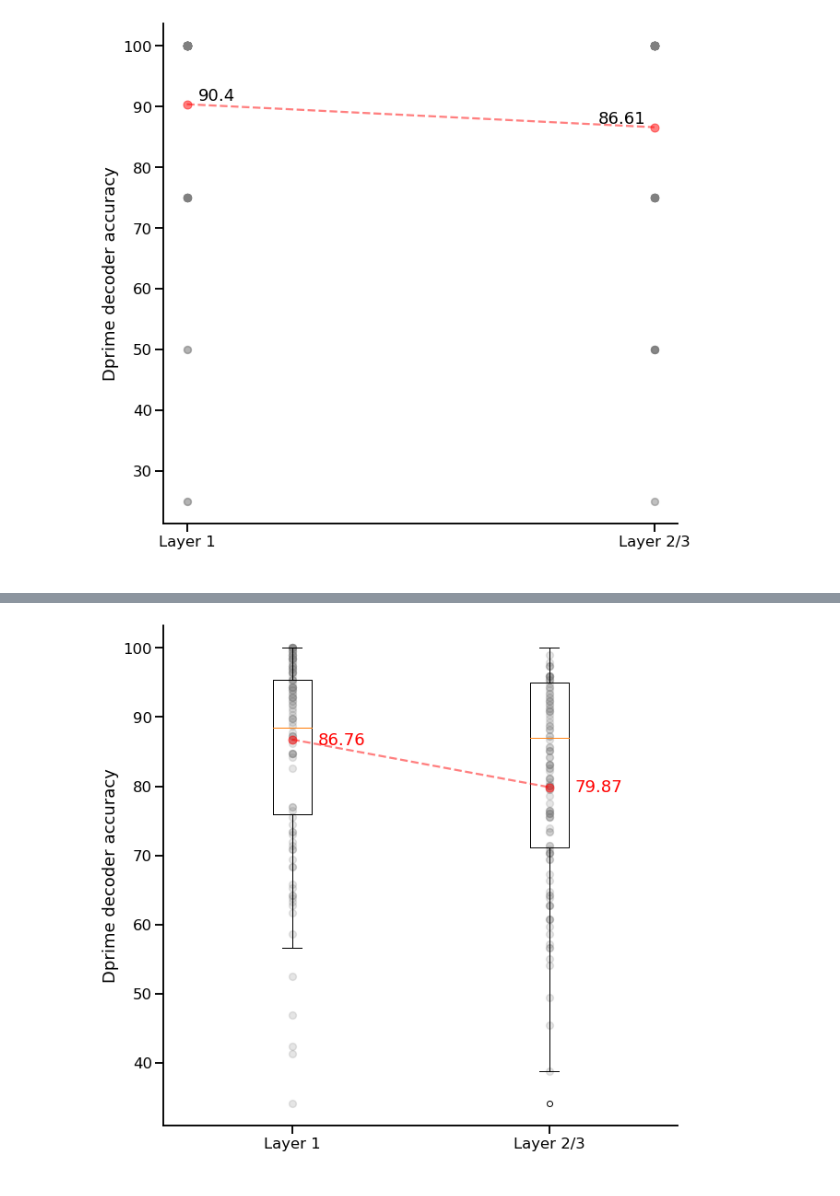
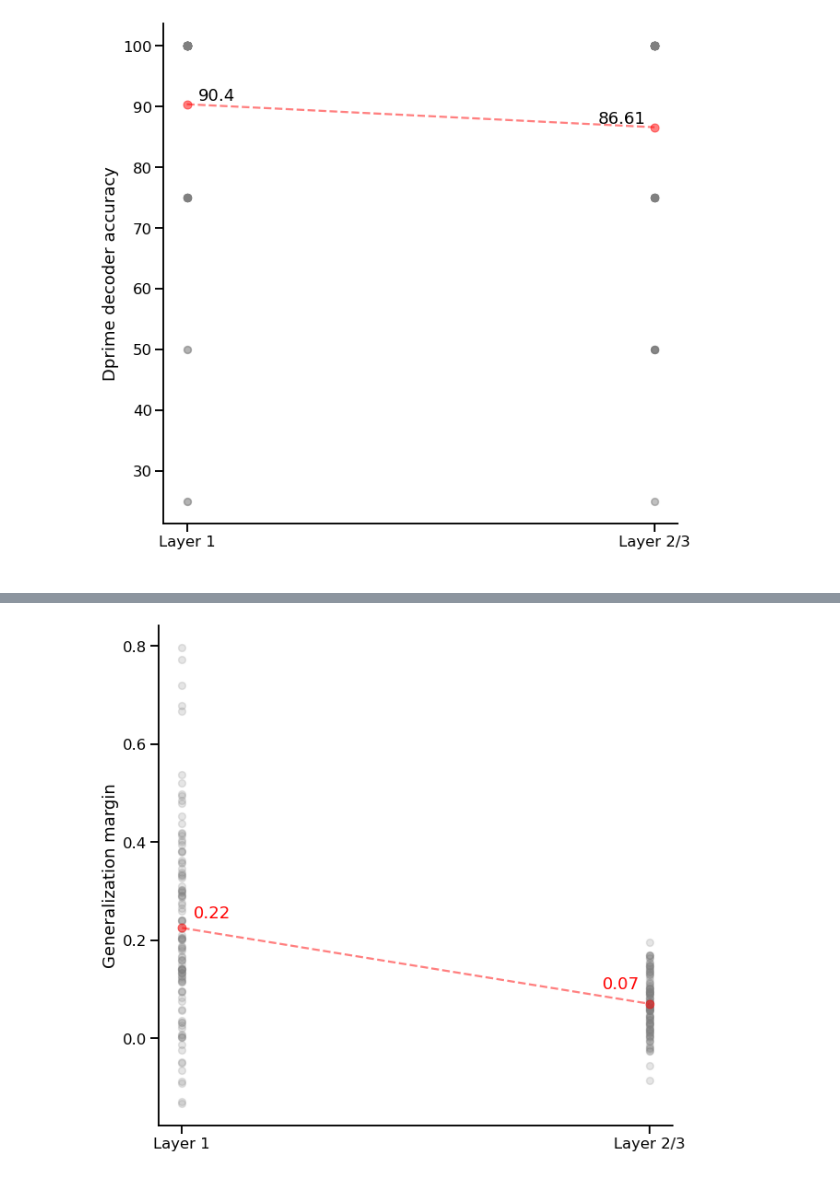
Before and after one commit to NunezKant/Dprime, a Jupyter notebook: PassiveStim/scripts/DarkReared.ipynb, the cells around one changed output, grey strips where cells are left out. Saved outputs shown, nothing was run; the diff lists cells and outputs as text; code cells hidden in the pictures.

Commit message:
added generalization margins

```diff
--- a/PassiveStim/scripts/DarkReared.ipynb
+++ b/PassiveStim/scripts/DarkReared.ipynb
@@ -544,0 +549,2 @@ sns.despine()
+# %%
+_, pairs, spops, cat_dict = PairwiseDprimeDecoder(neurons_atframes, stim_idx, iplane, cats, n_categories = 8, n_samples = 4, layer = 1 , avg_reps = True)
@@ -544,0 +618,12 @@ sns.despine()
+# %%
+import matplotlib as mpl
+cmap = mpl.cm.tab20c
+n_pairs = 28
+plt.figure(figsize=(20,12))
+cat_pairs = categorypairs_parser(cat_dict,pairs)
+for pair in range(n_pairs):
+    mean_margin = get_margin_per_category(a,pair,avg=True)
+    plt.plot(mean_margin,alpha=0.5, color=cmap(pair/n_pairs))
+    #plt.scatter(1, mean_margin.mean(),alpha=0.5)
+    #plt.text(3+0.1, mean_margin[3], cat_pairs[pair])
+sns.despine()
@@ -545,18 +632,31 @@ sns.despine()
+# %%
+_, pairs, spops_L1, cat_dict = PairwiseDprimeDecoder(neurons_atframes, stim_idx, iplane, cats, n_categories = 8, n_samples = 4, layer = 1 , avg_reps = True)
+_, _, spops_L2, _ = PairwiseDprimeDecoder(neurons_atframes, stim_idx, iplane, cats, n_categories = 8, n_samples = 4, layer = 2 , avg_reps = True)
+gen_marg_L1 = get_generalization_margings(spops_L1, n_pairs = 28, n_textures = 4)
+gen_marg_L2 = get_generalization_margings(spops_L2, n_pairs = 28, n_textures = 4)
+# %%
+n_pairs = 28
+mean_margin_L1 = []
+mean_margin_L2 = []
+for pair in range(n_pairs):
+    mean_margin_L1.append(get_margin_per_category(gen_marg_L1,pair,avg=True))
+    mean_margin_L2.append(get_margin_per_category(gen_marg_L2,pair,avg=True))
+mean_margin_L1 = np.array(mean_margin_L1)
+mean_margin_L2 = np.array(mean_margin_L2)
 # %%
 plt.figure(figsize=(10,10))
-plt.scatter(np.ones_like(TX_accuracy_l1_noavg),TX_accuracy_l1_noavg,c="grey",s=60, alpha = 0.2)
-plt.scatter(np.ones_like(TX_accuracy_l2_noavg)*2,TX_accuracy_l2_noavg,c="grey",s=60, alpha = 0.2)
-plt.boxplot(np.concatenate([TX_accuracy_l1_noavg,TX_accuracy_l2_noavg]).reshape(-1,2))
-point1 = [1, TX_accuracy_l1_noavg.mean()]
-point2 = [2, TX_accuracy_l2_noavg.mean()]
+plt.scatter(np.zeros_like(mean_margin_L1),mean_margin_L1,c="grey",s=60, alpha = 0.2)
+plt.scatter(np.ones_like(mean_margin_L2),mean_margin_L2,c="grey",s=60, alpha = 0.2)
+point1 = [0, mean_margin_L1.mean()]
+point2 = [1, mean_margin_L2.mean()]
 x_values = [point1[0], point2[0]]
 y_values = [point1[1], point2[1]]
 plt.plot(x_values, y_values, 'ro', linestyle="--", alpha = 0.5)
-plt.text(point1[0]+0.1, point1[1]-0.70, str(np.round(TX_accuracy_l1_noavg.mean(),2)),c="r")
-plt.text(point2[0]+0.1, point2[1]-0.70, str(np.round(TX_accuracy_l2_noavg.mean(),2)), c="r")
-plt.ylabel("Dprime decoder accuracy")
-plt.xticks([1, 2],["Layer 1", "Layer 2/3"])
+plt.text(point1[0]+0.025, point1[1]+0.02, str(np.round(mean_margin_L1.mean(),2)), color = "r")
+plt.text(point2[0]-0.10, point2[1]+0.03, str(np.round(mean_margin_L2.mean(),2)), color = "r")
+plt.ylabel("Generalization margin")
+plt.xticks([0, 1],["Layer 1", "Layer 2/3"])
 plt.xlabel(" ");
 sns.despine()
 # %% [output]
-[figure, old version]
+[figure, new version]
```
Also changed, not shown: parts of 11 cells of this notebook.
